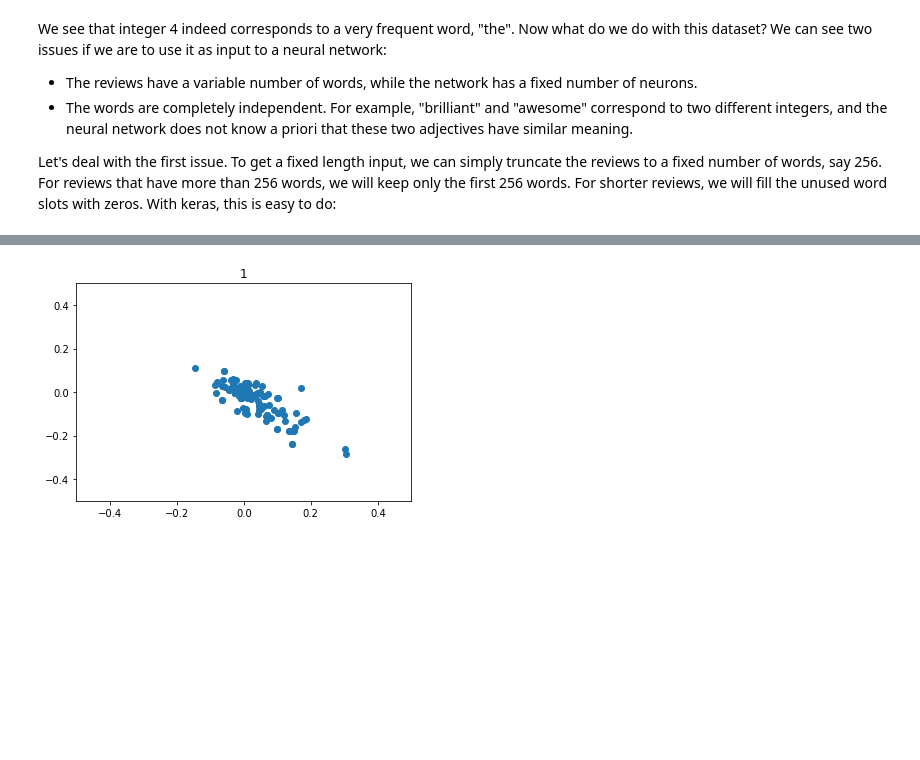
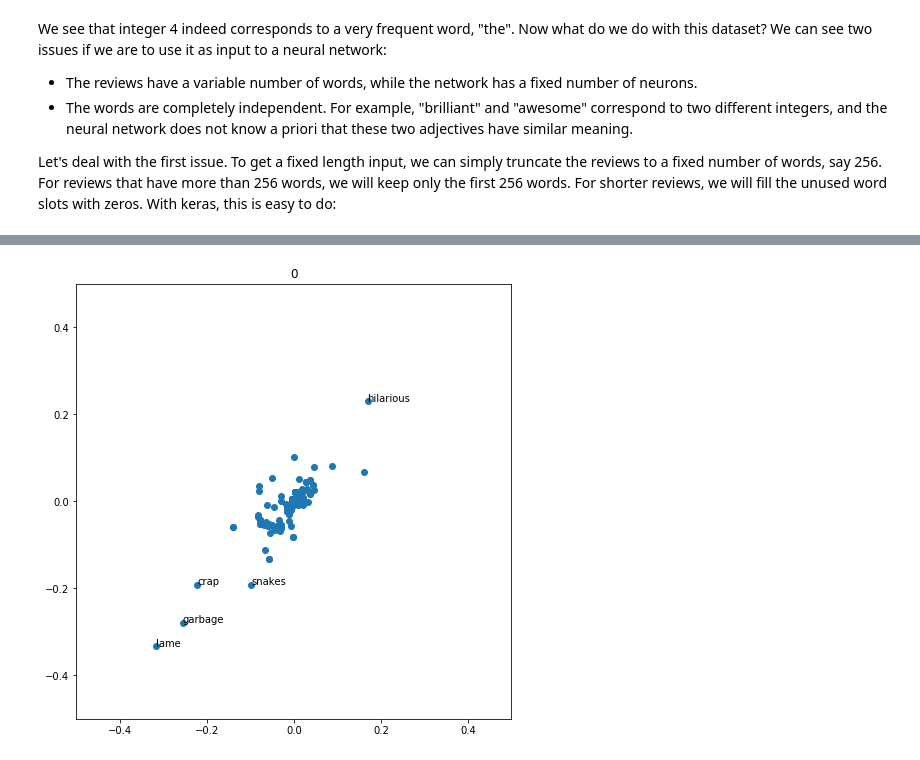
Before and after one commit to cbernet/maldives, a Jupyter notebook: imdb/imdb_embed.ipynb, the cells around one changed output, grey strips where cells are left out. Saved outputs shown, nothing was run; the diff lists cells and outputs as text; code cells hidden in the pictures; blank space fills up the shorter version.

```diff
--- a/imdb/imdb_embed.ipynb
+++ b/imdb/imdb_embed.ipynb
@@ -202,7 +304,7 @@ enc_review
 # %%
-layer_output = get_embed_out([enc_review])[0]
+words = get_embed_out([enc_review])[0]
 # %%
-plt.scatter(layer_output[:,0], layer_output[:,1])
+plt.scatter(words[:,0], words[:,1])
 for i, txt in enumerate(review):
-    plt.annotate(txt, (layer_output[i,0], layer_output[i,1]))
+    plt.annotate(txt, (words[i,0], words[i,1]))
 # %% [output]
@@ -210,8 +311,0 @@ for i, txt in enumerate(review):
-# %%
-def plot_review(i):
-    layer_output = get_embed_out([x_val[i]])[0]
-    plt.scatter(layer_output[:,0], layer_output[:,1])
-    plt.title(y_val[i])
-    axes = plt.gca()
-    axes.set_xlim([-0.5,0.5])
-    axes.set_ylim([-0.5, 0.5])
@@ -218,4 +320,28 @@ def plot_review(i):
+# %%
+import math
+def plot_review(i):
+    # plot the distribution of points
+    enc_words = test_data[i]
+    emb_words = get_embed_out([enc_words])[0]
+    plt.figure(figsize=(8,8))
+    plt.scatter(emb_words[:,0], emb_words[:,1])
+    # use the label as title: 1 is positive,
+    # 0 is negative
+    plt.title(test_labels[i])
+    # for words that are far enough from (0,0),
+    # print the word
+    for i, (enc_word, emb_word) in enumerate(zip(enc_words, emb_words)):
+        word = index[enc_word]
+        x, y = emb_word
+        if math.sqrt(x**2 + y**2)>0.2:
+            plt.annotate(word, (x, y))
+    # fix the range in x and y to be able to compare
+    # the distributions of different reviews
+    axes = plt.gca()
+    axes.set_xlim([-0.5,0.5])
+    axes.set_ylim([-0.5, 0.5])
+    axes.set_aspect('equal', adjustable='box')
 # %%
-plot_review(16)
+plot_review(15)
 # %% [output]
-[figure, old version]
+[figure, new version]
```
Also changed, not shown: parts of 22 cells of this notebook.
